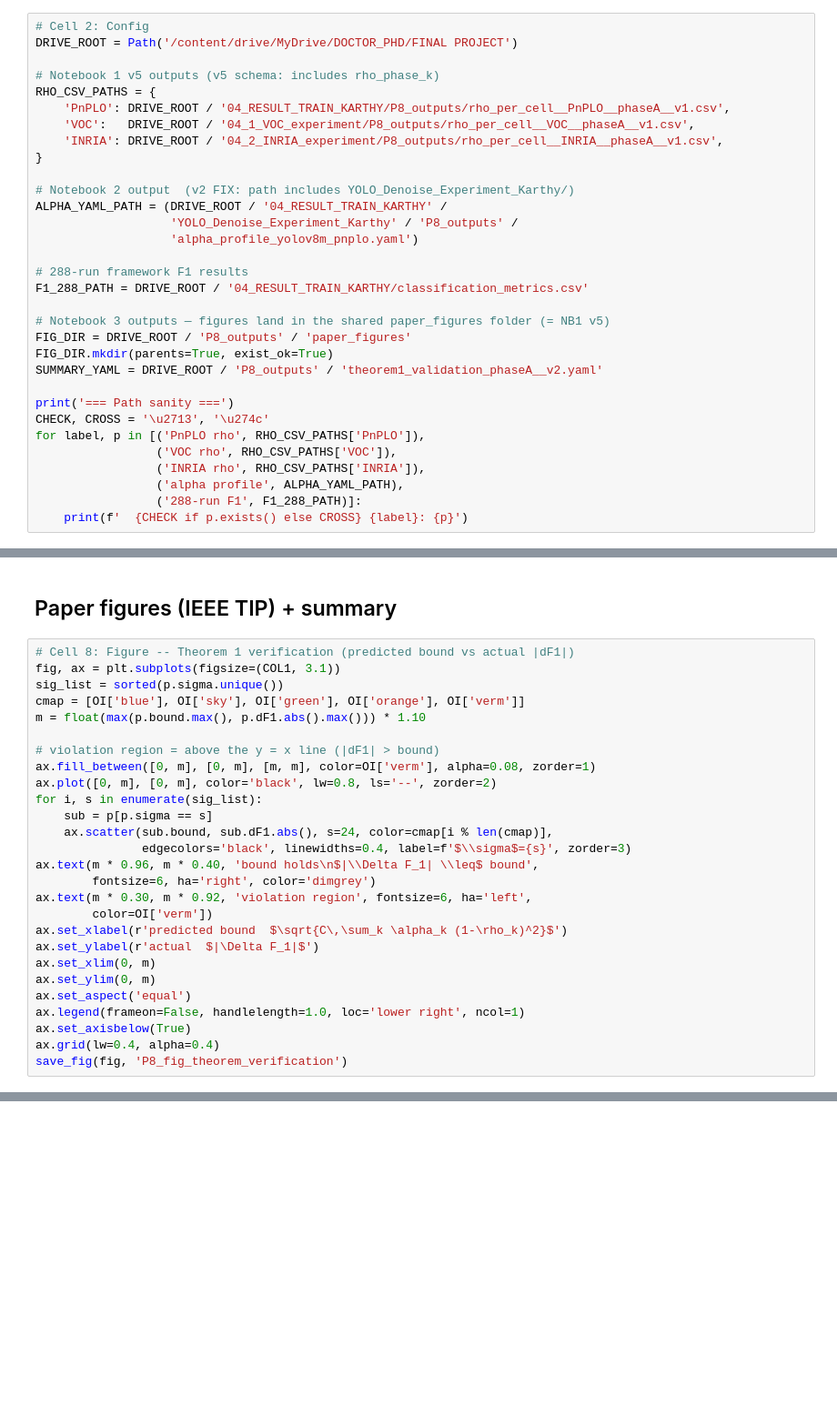
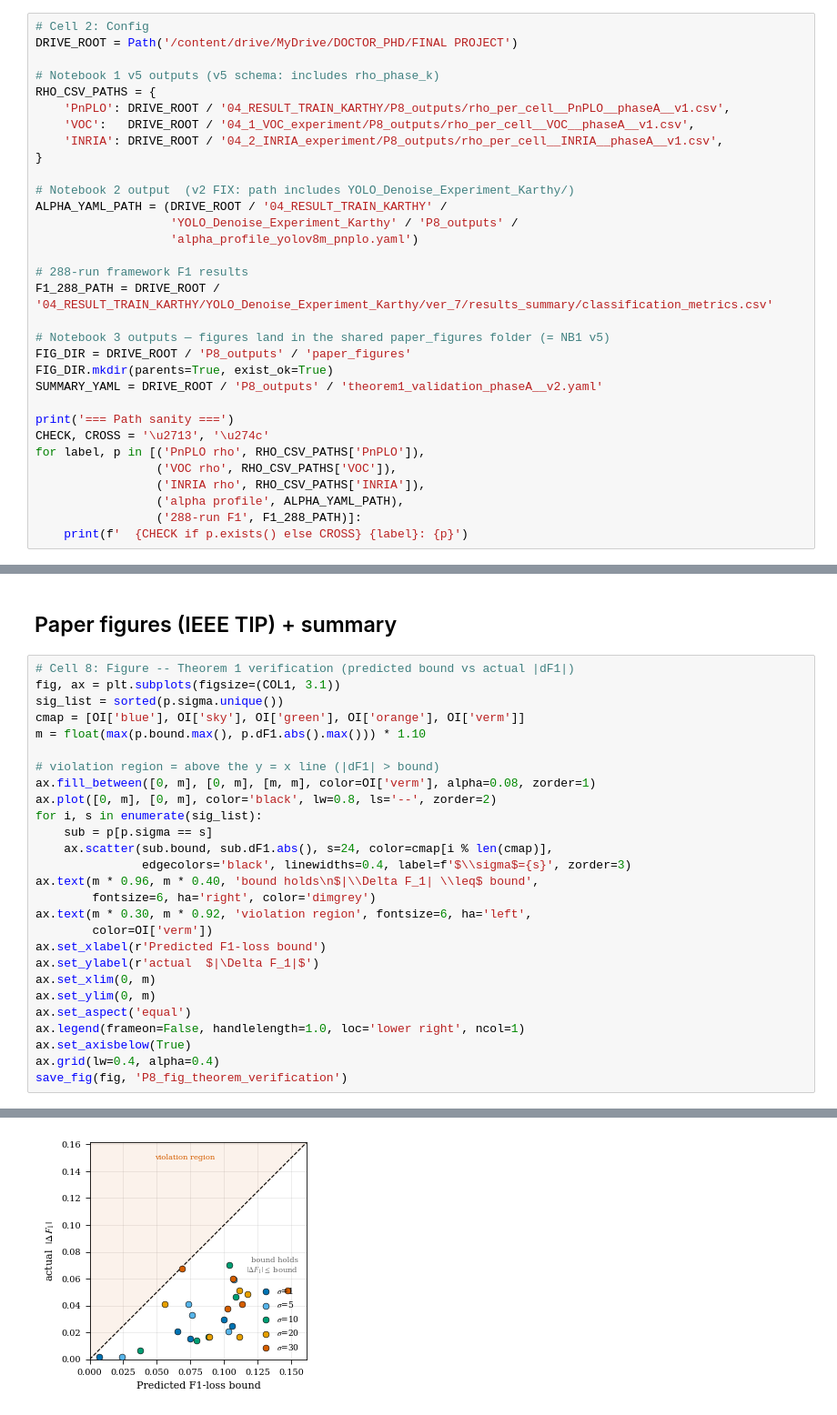
Before and after one commit to kietvt3195/Multi-Band-Spectral-Preservation-Bounds-Detector-erformance-under-Image-Denoising, a Jupyter notebook: notebooks/P8_03_validate_theorem__v2__.ipynb, the cells around one changed output, grey strips where cells are left out. Shown at 91% size. Cells and saved outputs as stored; diff of their text form; blank space fills up the shorter version.

```diff
--- a/notebooks/P8_03_validate_theorem__v2__.ipynb
+++ b/notebooks/P8_03_validate_theorem__v2__.ipynb
@@ -77,7 +80,7 @@ ALPHA_YAML_PATH = (DRIVE_ROOT / '04_RESULT_TRAIN_KARTHY' /
                    'alpha_profile_yolov8m_pnplo.yaml')
 
 # 288-run framework F1 results
-F1_288_PATH = DRIVE_ROOT / '04_RESULT_TRAIN_KARTHY/classification_metrics.csv'
+F1_288_PATH = DRIVE_ROOT / '04_RESULT_TRAIN_KARTHY/YOLO_Denoise_Experiment_Karthy/ver_7/results_summary/classification_metrics.csv'
 
 # Notebook 3 outputs — figures land in the shared paper_figures folder (= NB1 v5)
 FIG_DIR = DRIVE_ROOT / 'P8_outputs' / 'paper_figures'
@@ -261,7 +326,7 @@ ax.text(m * 0.96, m * 0.40, 'bound holds\n$|\\Delta F_1| \\leq$ bound',
         fontsize=6, ha='right', color='dimgrey')
 ax.text(m * 0.30, m * 0.92, 'violation region', fontsize=6, ha='left',
         color=OI['verm'])
-ax.set_xlabel(r'predicted bound  $\sqrt{C\,\sum_k \alpha_k (1-\rho_k)^2}$')
+ax.set_xlabel(r'Predicted F1-loss bound')
 ax.set_ylabel(r'actual  $|\Delta F_1|$')
 ax.set_xlim(0, m)
 ax.set_ylim(0, m)
@@ -270,3 +335,4 @@ ax.legend(frameon=False, handlelength=1.0, loc='lower right', ncol=1)
 ax.set_axisbelow(True)
 ax.grid(lw=0.4, alpha=0.4)
 save_fig(fig, 'P8_fig_theorem_verification')
+# %% [output]
@@ -273,3 +340,4 @@ save_fig(fig, 'P8_fig_theorem_verification')
+[figure, added]
 # %%
 # Cell 9: Figure -- denoiser ranking, predicted bound vs actual |dF1|
 rk = rank.sort_values('pred_bound')
```
Also changed, not shown: parts of 16 cells of this notebook, 4 other files.
